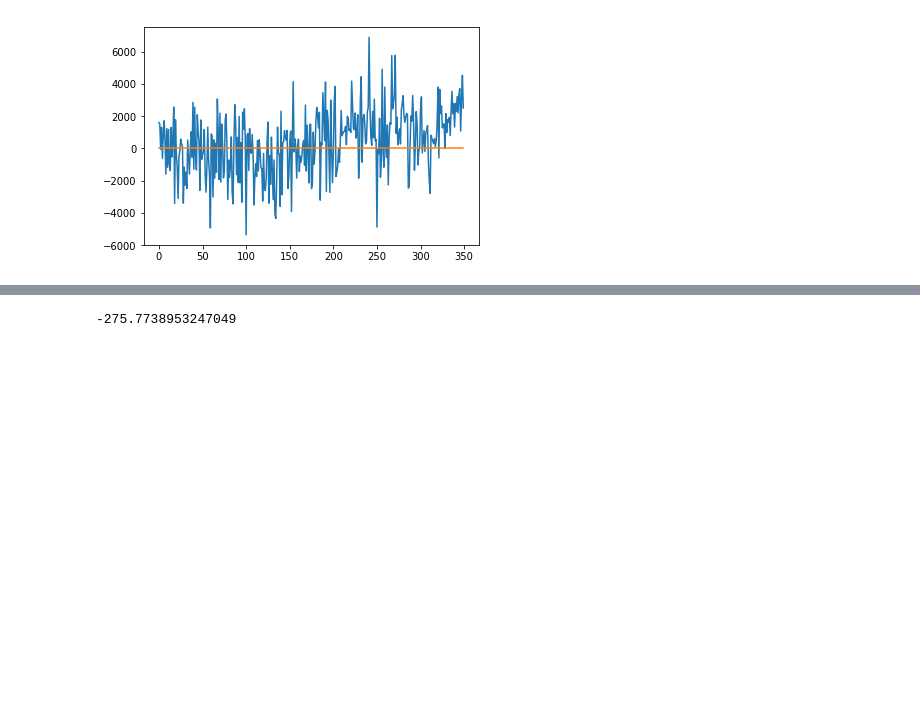
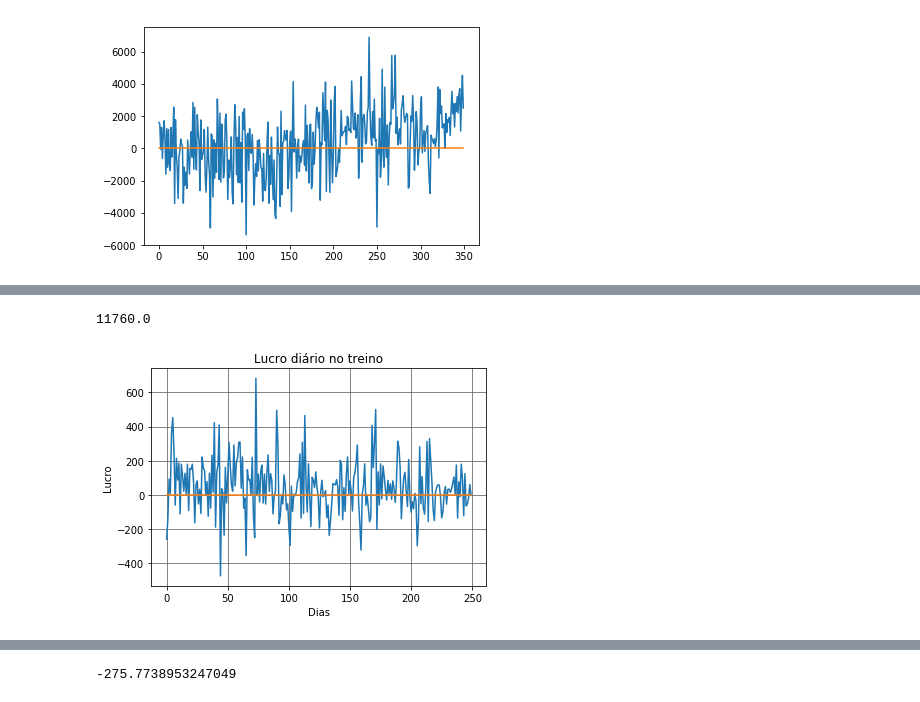
Before and after one commit to pigortekids/TCCgit, a Jupyter notebook: brunao/v2/DQN_teste-14-c-Copy1.ipynb, the cells around one changed output, grey strips where cells are left out. Saved outputs shown, nothing was run; the diff lists cells and outputs as text; code cells hidden in the pictures; blank space fills up the shorter version.

```diff
--- a/brunao/v2/DQN_teste-14-c-Copy1.ipynb
+++ b/brunao/v2/DQN_teste-14-c-Copy1.ipynb
@@ -391,16 +388,19 @@ def rodar_1dia(precos, custo, dia):
 
 dias_pos = 0
 dias_neg = 0
+r_dias = []
 
 def rodar_dias(precos, custo, dia_inicial, n_dias):
     global dias_pos
     global dias_neg
+    global r_dias
+    r_dias = []
     sum_rewards = 0 #cria variavel de somatoria de recompensas
 
     for dia in range( dia_inicial, dia_inicial+n_dias ): #loop de dias
         reward = rodar_1dia(precos, custo, dia)
         sum_rewards += reward #roda 1 dia e adiciona o total na variavel de somatoria
-
+        r_dias.append(reward)
         if reward>0:
             dias_pos += 1
         elif reward<0:
@@ -516,0 +517,14 @@ plt.plot(range(0,len(inputs_nao_norm)), inputs_nao_norm['preco'])
+# %%
+
+modelo.epsilon = 0
+rodar_dias(inputs, custo, 0, dias)
+plt.plot(range(0,len(r_dias)), r_dias, range(0,len(r_dias)), np.zeros(len(r_dias)))
+plt.grid(b=True, which='major', color='#666666', linestyle='-')
+plt.title("Lucro diário no treino", fontdict=None, loc='center', pad=None)
+plt.xlabel('Dias')
+plt.ylabel('Lucro')
+plt.savefig('Treino por dia.pdf')
+np.sum(r_dias)
+# %% [output]
+11760.0
+[figure, added]
```
Also changed, not shown: parts of 12 cells of this notebook, 9 other files.
